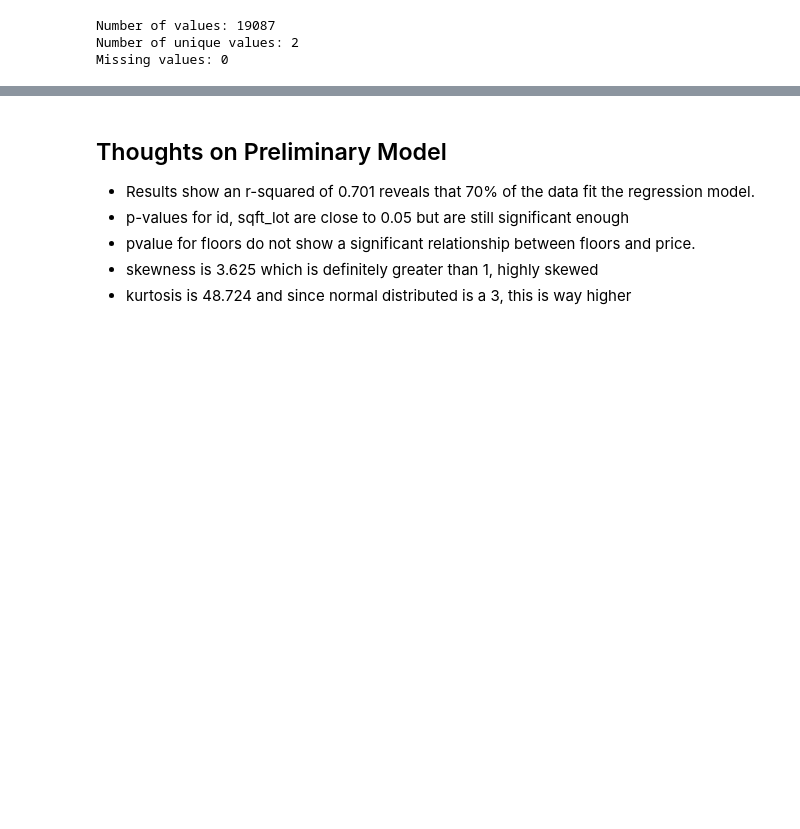
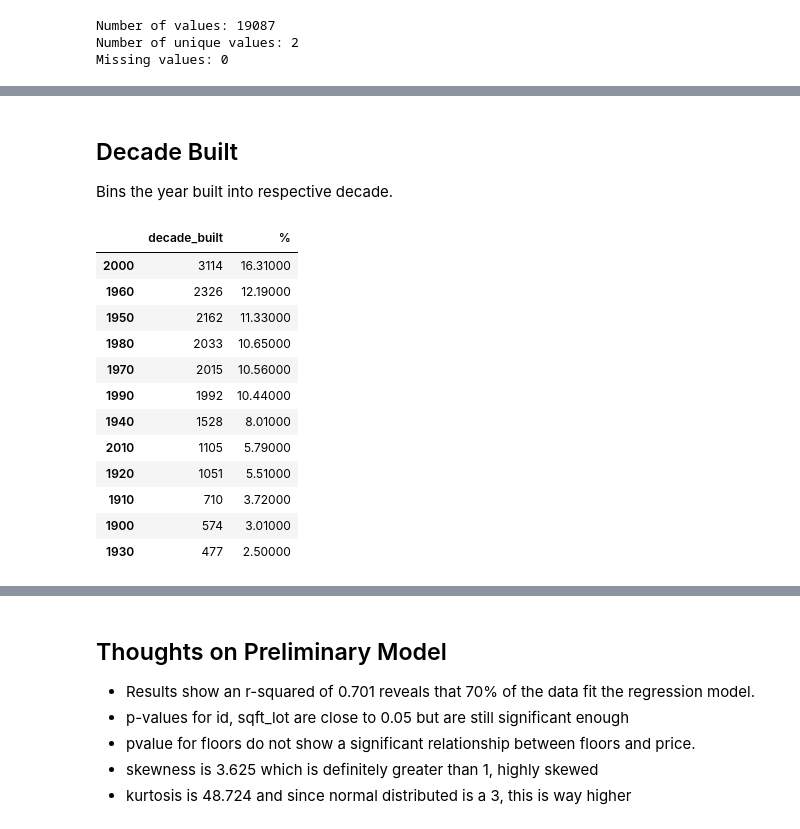
Before and after one commit to ttam37/dsc-mod-2-project-v2-1-onl01-dtsc-ft-052620, a Jupyter notebook: Data Cleaning + Preliminary Model.ipynb, the cells around one changed output, grey strips where cells are left out. Saved outputs shown, nothing was run; the diff lists cells and outputs as text; code cells hidden in the pictures; blank space fills up the shorter version.

```diff
--- a/Data Cleaning + Preliminary Model.ipynb
+++ b/Data Cleaning + Preliminary Model.ipynb
@@ -439,0 +401,26 @@ strong multicollinearity or other numerical problems.
+# %% [markdown]
+## Decade Built
+
+Bins the year built into respective decade.
+# %%
+# bins the year by the decade
+data['decade_built'] = pd.cut(x = data['yr_built'],
+                        bins=[decade for decade in range(1899,2020,10)],
+                        labels=[i for i in range(1900,2020,10)])
+# %%
+pd.concat([data['decade_built'].value_counts(dropna=False),
+           round((data['decade_built'].value_counts(dropna=False,normalize=True) * 100),2).rename("%")],axis=1)
+# %% [output]
+|  | decade_built | % |
+| 2000 | 3114 | 16.31000 |
+| 1960 | 2326 | 12.19000 |
+| 1950 | 2162 | 11.33000 |
+| 1980 | 2033 | 10.65000 |
+| 1970 | 2015 | 10.56000 |
+| 1990 | 1992 | 10.44000 |
+| 1940 | 1528 | 8.01000 |
+| 2010 | 1105 | 5.79000 |
+| 1920 | 1051 | 5.51000 |
+| 1910 | 710 | 3.72000 |
+| 1900 | 574 | 3.01000 |
+| 1930 | 477 | 2.50000 |
```
Also changed, not shown: parts of 47 cells of this notebook, 6 other files.
